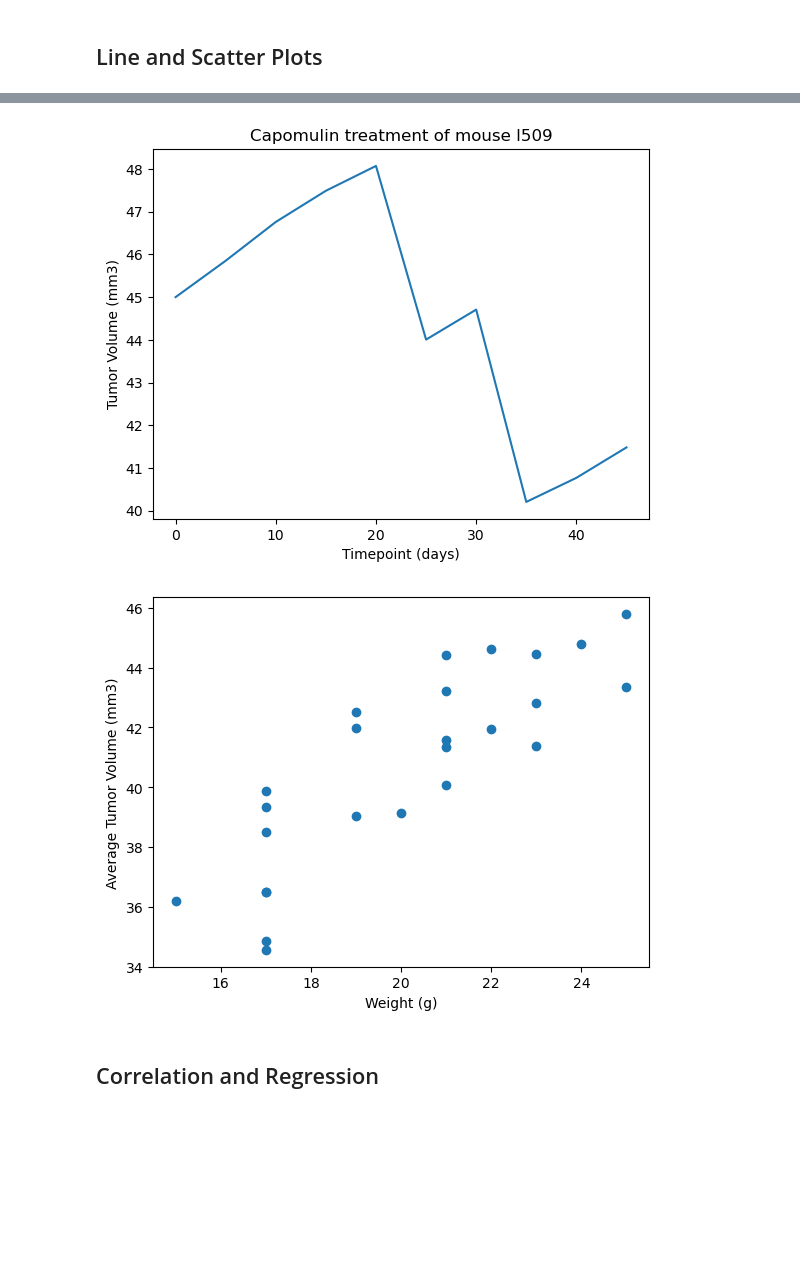
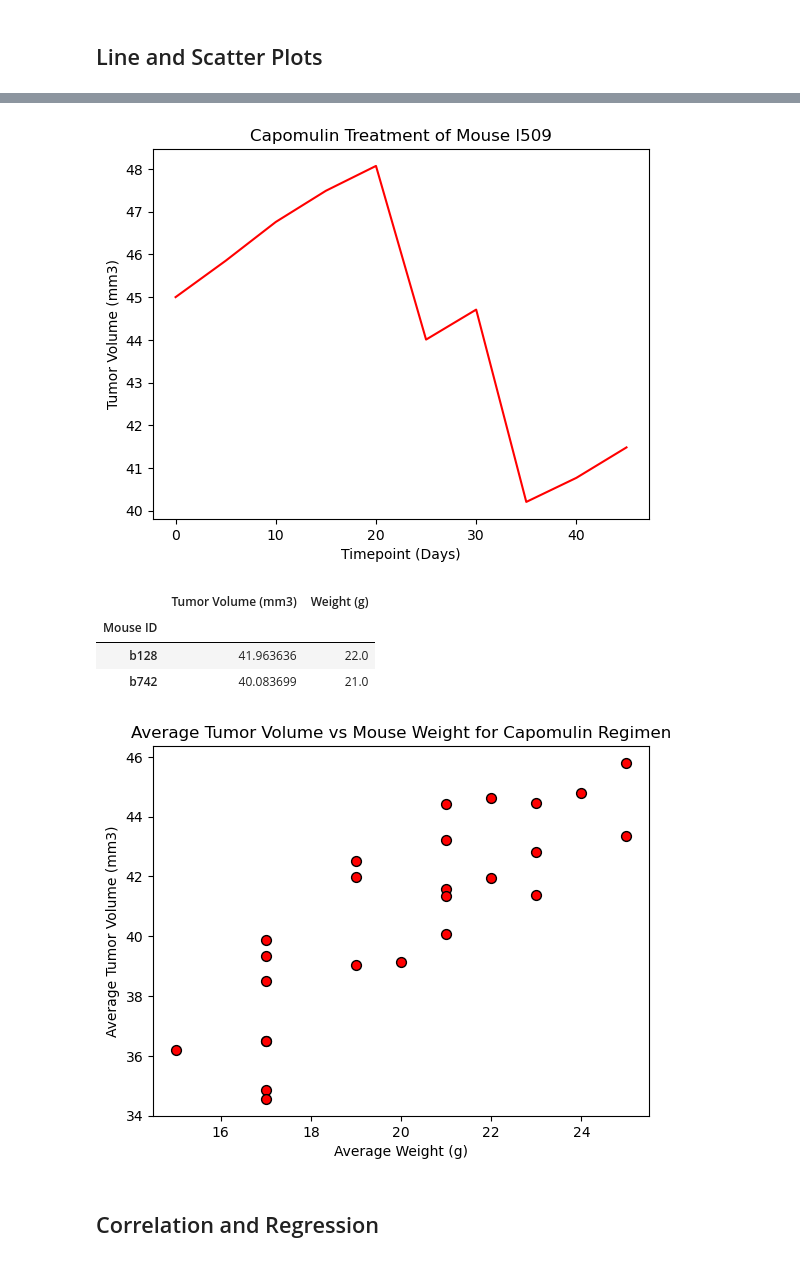
Before and after one commit to djdavis825/matplotlib_challenge, a Jupyter notebook: Pymaceuticals/pymaceuticals_solution.ipynb, the cells around one changed output, grey strips where cells are left out. Drawn from its saved outputs; the diff is of its cells as text; code cells hidden in the pictures; blank space fills up the shorter version.

```diff
--- a/Pymaceuticals/pymaceuticals_solution.ipynb
+++ b/Pymaceuticals/pymaceuticals_solution.ipynb
@@ -204,2 +422,5 @@ Ceftamin's potential outliers: Series([], Name: Tumor Volume (mm3), dtype: float
 # %% [markdown]
 ## Line and Scatter Plots
+# %%
+capomulinDF = clean_study_data_comp.loc[clean_study_data_comp["Drug Regimen"] == "Capomulin"]
+capomulinDF.head()
@@ -206,10 +434,47 @@ Ceftamin's potential outliers: Series([], Name: Tumor Volume (mm3), dtype: float
 # %%
 # Generate a line plot of tumor volume vs. time point for a single mouse treated with Capomulin
+l509Data = capomulinDF.loc[capomulinDF["Mouse ID"] == "l509"]
+
+plt.plot(l509Data["Timepoint"],
+        l509Data["Tumor Volume (mm3)"],
+        color="red")
+plt.title("Capomulin Treatment of Mouse l509")
+plt.xlabel("Timepoint (Days)")
+plt.ylabel("Tumor Volume (mm3)")
+plt.show()
 # %% [output]
-[figure, old version]
+[figure, new version]
+# %%
+# group by mouse id, get mean
+capomulinAvg = capomulinDF.groupby('Mouse ID')['Tumor Volume (mm3)'].mean()
+capomulinAvgWeight = capomulinDF.groupby('Mouse ID')['Weight (g)'].mean()
+# %%
+capomulinAvgDict = {
+    "Tumor Volume (mm3)": capomulinAvg,
+    "Weight (g)": capomulinAvgWeight
+}
+
+capomulinAvgDF = pd.DataFrame(capomulinAvgDict)
+capomulinAvgDF.head(2)
+# %% [output]
+|  | Tumor Volume (mm3) | Weight (g) |
+| Mouse ID |  |  |
+| b128 | 41.963636 | 22.0 |
+| b742 | 40.083699 | 21.0 |
 # %%
 # Generate a scatter plot of mouse weight vs. the average observed tumor volume for the entire Capomulin regimen
+plt.scatter(
+    capomulinAvgDF["Weight (g)"],
+    capomulinAvgDF["Tumor Volume (mm3)"],
+    facecolor="red",
+    edgecolor="black",
+    s=50
+)
+plt.xlabel("Average Weight (g)")
+plt.ylabel("Average Tumor Volume (mm3)")
+plt.title("Average Tumor Volume vs Mouse Weight for Capomulin Regimen")
+plt.show()
 # %% [output]
-[figure, old version]
+[figure, new version]
 # %% [markdown]
 ## Correlation and Regression
```
Also changed, not shown: parts of 26 cells of this notebook, 2 other files.
